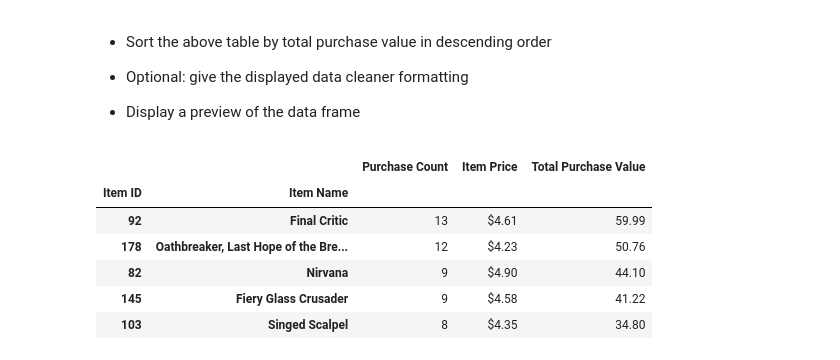
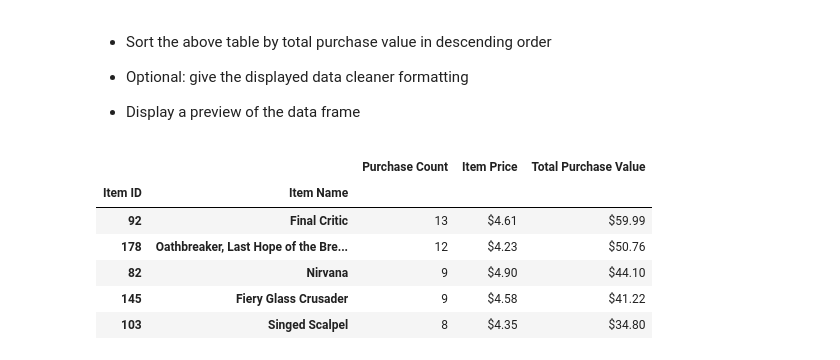
Before and after one commit to Adkim0321/Pandas-Challenge, a Jupyter notebook: pandas-challenge/HeroesOfPymoli/HeroesOfPymoli_starter.ipynb, the cells around one changed output. Cells and saved outputs as stored; diff of their text form; code cells hidden in the pictures.

```diff
--- a/pandas-challenge/HeroesOfPymoli/HeroesOfPymoli_starter.ipynb
+++ b/pandas-challenge/HeroesOfPymoli/HeroesOfPymoli_starter.ipynb
@@ -373,15 +382,17 @@ Sorted_Most_Popular_df.head()
 # %%
 grouped_id_df = data_file_df.groupby(["Item ID","Item Name"])
 Most_Popular_df = pd.DataFrame({"Purchase Count" : grouped_id_df["Item ID"].count(),
-                              "Item Price":grouped_id_df["Price"].mean().apply(lambda x: f"${x/1:.02f}"),
+                              "Item Price":grouped_id_df["Price"].mean(),
                               "Total Purchase Value":grouped_id_df["Price"].sum()})
 Sorted_Most_Popular_df = Most_Popular_df .sort_values(["Total Purchase Value"], ascending = False)
+Sorted_Most_Popular_df["Item Price"] = Sorted_Most_Popular_df["Item Price"].map('${:,.2f}'.format)
+Sorted_Most_Popular_df["Total Purchase Value"] = Sorted_Most_Popular_df["Total Purchase Value"].map('${:,.2f}'.format)
 Sorted_Most_Popular_df.head()
 # %% [output]
 |  |  | Purchase Count | Item Price | Total Purchase Value |
 | Item ID | Item Name |  |  |  |
-| 92 | Final Critic | 13 | $4.61 | 59.99 |
-| 178 | Oathbreaker, Last Hope of the Bre... | 12 | $4.23 | 50.76 |
-| 82 | Nirvana | 9 | $4.90 | 44.10 |
-| 145 | Fiery Glass Crusader | 9 | $4.58 | 41.22 |
-| 103 | Singed Scalpel | 8 | $4.35 | 34.80 |
+| 92 | Final Critic | 13 | $4.61 | $59.99 |
+| 178 | Oathbreaker, Last Hope of the Bre... | 12 | $4.23 | $50.76 |
+| 82 | Nirvana | 9 | $4.90 | $44.10 |
+| 145 | Fiery Glass Crusader | 9 | $4.58 | $41.22 |
+| 103 | Singed Scalpel | 8 | $4.35 | $34.80 |
```
Also changed, not shown: parts of 17 cells of this notebook.
